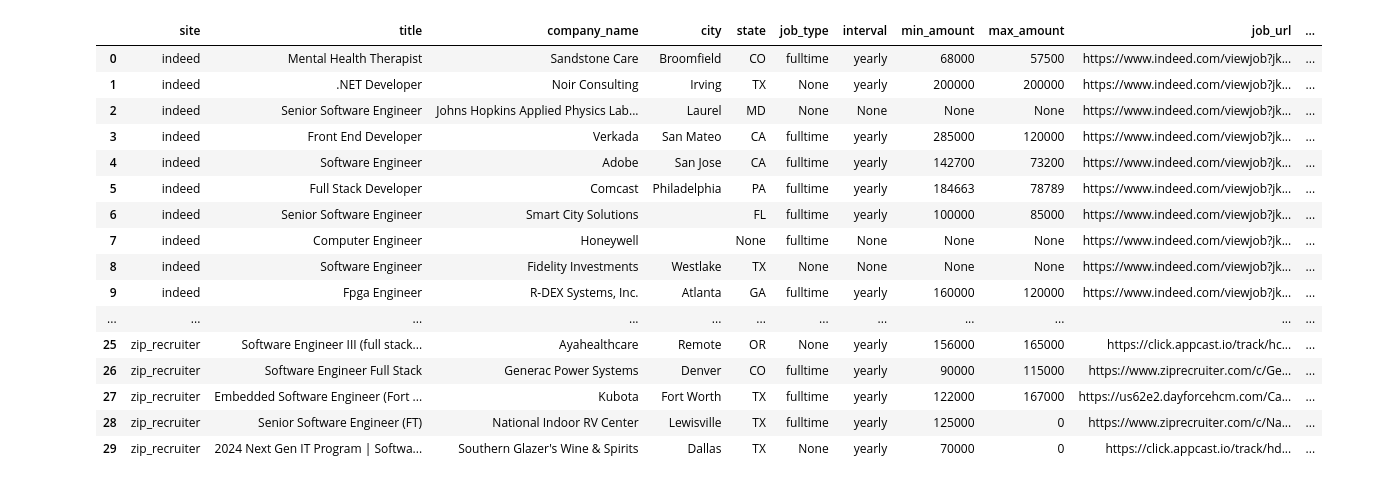
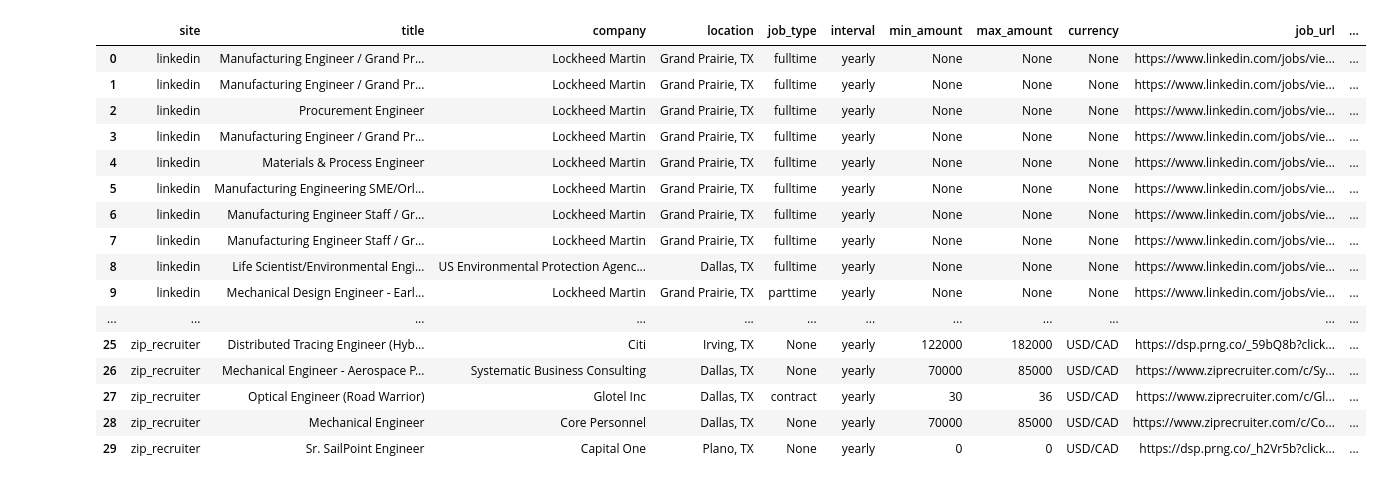
Before and after one commit to Bunsly/JobSpy, a Jupyter notebook: JobSpy_Demo.ipynb, the cells around one changed output. Cells and saved outputs as stored; diff of their text form; code cells hidden in the pictures.

Commit message:
Indeed country support (#38)

```diff
--- a/JobSpy_Demo.ipynb
+++ b/JobSpy_Demo.ipynb
@@ -7,26 +7,28 @@ pd.set_option('display.max_rows', None)
 pd.set_option('display.width', None)
 pd.set_option('display.max_colwidth', 50)
 # %%
-scrape_jobs(
-    site_name=["indeed", "linkedin", "zip_recruiter"],
-    search_term="software engineer",
+jobs: pd.DataFrame = scrape_jobs(
+    site_name=["linkedin", 'indeed', 'zip_recruiter'],
+    location='Dallas, TX',
+    search_term="engineer",
     results_wanted=10
 )
+display(jobs)
 # %% [output]
-|  | site | title | company_name | city | state | job_type | interval | min_amount | max_amount | job_url | ... |
-| 0 | indeed | Mental Health Therapist | Sandstone Care | Broomfield | CO | fulltime | yearly | 68000 | 57500 | https://www.indeed.com/viewjob?jk... | ... |
-| 1 | indeed | .NET Developer | Noir Consulting | Irving | TX | None | yearly | 200000 | 200000 | https://www.indeed.com/viewjob?jk... | ... |
-| 2 | indeed | Senior Software Engineer | Johns Hopkins Applied Physics Lab... | Laurel | MD | None | None | None | None | https://www.indeed.com/viewjob?jk... | ... |
-| 3 | indeed | Front End Developer | Verkada | San Mateo | CA | fulltime | yearly | 285000 | 120000 | https://www.indeed.com/viewjob?jk... | ... |
-| 4 | indeed | Software Engineer | Adobe | San Jose | CA | fulltime | yearly | 142700 | 73200 | https://www.indeed.com/viewjob?jk... | ... |
-| 5 | indeed | Full Stack Developer | Comcast | Philadelphia | PA | fulltime | yearly | 184663 | 78789 | https://www.indeed.com/viewjob?jk... | ... |
-| 6 | indeed | Senior Software Engineer | Smart City Solutions |  | FL | fulltime | yearly | 100000 | 85000 | https://www.indeed.com/viewjob?jk... | ... |
-| 7 | indeed | Computer Engineer | Honeywell |  | None | fulltime | None | None | None | https://www.indeed.com/viewjob?jk... | ... |
-| 8 | indeed | Software Engineer | Fidelity Investments | Westlake | TX | None | None | None | None | https://www.indeed.com/viewjob?jk... | ... |
-| 9 | indeed | Fpga Engineer | R-DEX Systems, Inc. | Atlanta | GA | fulltime | yearly | 160000 | 120000 | https://www.indeed.com/viewjob?jk... | ... |
+|  | site | title | company | location | job_type | interval | min_amount | max_amount | currency | job_url | ... |
+| 0 | linkedin | Manufacturing Engineer / Grand Pr... | Lockheed Martin | Grand Prairie, TX | fulltime | yearly | None | None | None | https://www.linkedin.com/jobs/vie... | ... |
+| 1 | linkedin | Manufacturing Engineer / Grand Pr... | Lockheed Martin | Grand Prairie, TX | fulltime | yearly | None | None | None | https://www.linkedin.com/jobs/vie... | ... |
+| 2 | linkedin | Procurement Engineer | Lockheed Martin | Grand Prairie, TX | fulltime | yearly | None | None | None | https://www.linkedin.com/jobs/vie... | ... |
+| 3 | linkedin | Manufacturing Engineer / Grand Pr... | Lockheed Martin | Grand Prairie, TX | fulltime | yearly | None | None | None | https://www.linkedin.com/jobs/vie... | ... |
+| 4 | linkedin | Materials & Process Engineer | Lockheed Martin | Grand Prairie, TX | fulltime | yearly | None | None | None | https://www.linkedin.com/jobs/vie... | ... |
+| 5 | linkedin | Manufacturing Engineering SME/Orl... | Lockheed Martin | Grand Prairie, TX | fulltime | yearly | None | None | None | https://www.linkedin.com/jobs/vie... | ... |
+| 6 | linkedin | Manufacturing Engineer Staff / Gr... | Lockheed Martin | Grand Prairie, TX | fulltime | yearly | None | None | None | https://www.linkedin.com/jobs/vie... | ... |
+| 7 | linkedin | Manufacturing Engineer Staff / Gr... | Lockheed Martin | Grand Prairie, TX | fulltime | yearly | None | None | None | https://www.linkedin.com/jobs/vie... | ... |
+| 8 | linkedin | Life Scientist/Environmental Engi... | US Environmental Protection Agenc... | Dallas, TX | fulltime | yearly | None | None | None | https://www.linkedin.com/jobs/vie... | ... |
+| 9 | linkedin | Mechanical Design Engineer - Earl... | Lockheed Martin | Grand Prairie, TX | parttime | yearly | None | None | None | https://www.linkedin.com/jobs/vie... | ... |
 | ... | ... | ... | ... | ... | ... | ... | ... | ... | ... | ... | ... |
-| 25 | zip_recruiter | Software Engineer III (full stack... | Ayahealthcare | Remote | OR | None | yearly | 156000 | 165000 | https://click.appcast.io/track/hc... | ... |
-| 26 | zip_recruiter | Software Engineer Full Stack | Generac Power Systems | Denver | CO | fulltime | yearly | 90000 | 115000 | https://www.ziprecruiter.com/c/Ge... | ... |
-| 27 | zip_recruiter | Embedded Software Engineer (Fort ... | Kubota | Fort Worth | TX | fulltime | yearly | 122000 | 167000 | https://us62e2.dayforcehcm.com/Ca... | ... |
-| 28 | zip_recruiter | Senior Software Engineer (FT) | National Indoor RV Center | Lewisville | TX | fulltime | yearly | 125000 | 0 | https://www.ziprecruiter.com/c/Na... | ... |
-| 29 | zip_recruiter | 2024 Next Gen IT Program | Softwa... | Southern Glazer's Wine & Spirits | Dallas | TX | None | yearly | 70000 | 0 | https://click.appcast.io/track/hd... | ... |
+| 25 | zip_recruiter | Distributed Tracing Engineer (Hyb... | Citi | Irving, TX | None | yearly | 122000 | 182000 | USD/CAD | https://dsp.prng.co/_59bQ8b?click... | ... |
+| 26 | zip_recruiter | Mechanical Engineer - Aerospace P... | Systematic Business Consulting | Dallas, TX | None | yearly | 70000 | 85000 | USD/CAD | https://www.ziprecruiter.com/c/Sy... | ... |
+| 27 | zip_recruiter | Optical Engineer (Road Warrior) | Glotel Inc | Dallas, TX | contract | yearly | 30 | 36 | USD/CAD | https://www.ziprecruiter.com/c/Gl... | ... |
+| 28 | zip_recruiter | Mechanical Engineer | Core Personnel | Dallas, TX | None | yearly | 70000 | 85000 | USD/CAD | https://www.ziprecruiter.com/c/Co... | ... |
+| 29 | zip_recruiter | Sr. SailPoint Engineer | Capital One | Plano, TX | None | yearly | 0 | 0 | USD/CAD | https://dsp.prng.co/_h2Vr5b?click... | ... |
```
Also changed, not shown: parts of 2 cells of this notebook, 8 other files.
